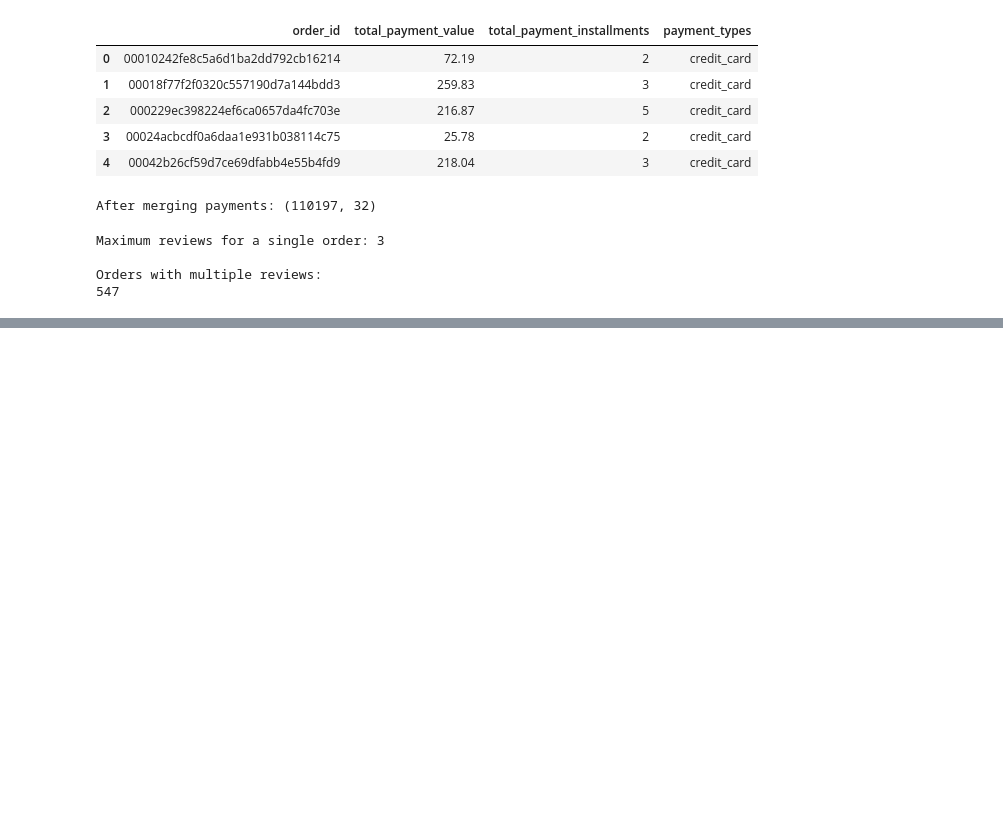
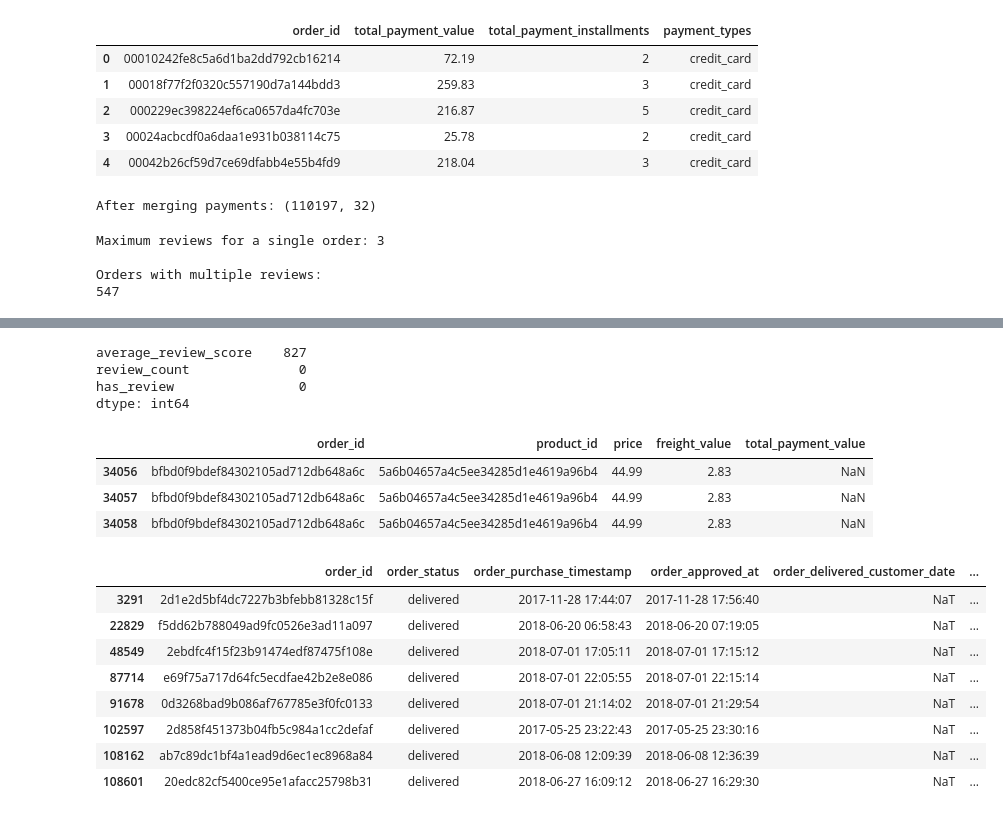
Before and after one commit to abhisarthak/AI-Driven-Circular-Supply-Chain-Optimization, a Jupyter notebook: notebooks/02_data_preprocessing.ipynb, the cells around one changed output, grey strips where cells are left out. Saved outputs shown, nothing was run; the diff lists cells and outputs as text; code cells hidden in the pictures; blank space fills up the shorter version.

```diff
--- a/notebooks/02_data_preprocessing.ipynb
+++ b/notebooks/02_data_preprocessing.ipynb
@@ -496,0 +516,8 @@ Orders with multiple reviews:
+# %%
+master_df = master_df.merge(
+    review_summary,
+    on="order_id",
+    how="left"
+)
+
+print("After merging reviews:", master_df.shape)
@@ -496,0 +562,65 @@ Orders with multiple reviews:
+# %%
+master_df["has_review"] = (
+    master_df["average_review_score"].notna()
+).astype(int)
+# %%
+master_df["review_count"] = master_df["review_count"].fillna(0)
+
+master_df["has_review"] = (
+    master_df["average_review_score"].notna()
+).astype(int)
+
+print(
+    master_df[
+        ["average_review_score", "review_count", "has_review"]
+    ].isnull().sum()
+)
+# %% [output]
+average_review_score    827
+review_count              0
+has_review                0
+dtype: int64
+# %%
+payment_missing_orders = master_df[
+    master_df["total_payment_value"].isna()
+][
+    [
+        "order_id",
+        "product_id",
+        "price",
+        "freight_value",
+        "total_payment_value"
+    ]
+]
+
+payment_missing_orders
+# %% [output]
+|  | order_id | product_id | price | freight_value | total_payment_value |
+| 34056 | bfbd0f9bdef84302105ad712db648a6c | 5a6b04657a4c5ee34285d1e4619a96b4 | 44.99 | 2.83 | NaN |
+| 34057 | bfbd0f9bdef84302105ad712db648a6c | 5a6b04657a4c5ee34285d1e4619a96b4 | 44.99 | 2.83 | NaN |
+| 34058 | bfbd0f9bdef84302105ad712db648a6c | 5a6b04657a4c5ee34285d1e4619a96b4 | 44.99 | 2.83 | NaN |
+# %%
+missing_delivery_orders = master_df[
+    master_df["order_delivered_customer_date"].isna()
+][
+    [
+        "order_id",
+        "order_status",
+        "order_purchase_timestamp",
+        "order_approved_at",
+        "order_delivered_customer_date",
+        "order_estimated_delivery_date"
+    ]
+].drop_duplicates()
+
+missing_delivery_orders
+# %% [output]
+|  | order_id | order_status | order_purchase_timestamp | order_approved_at | order_delivered_customer_date | ... |
+| 3291 | 2d1e2d5bf4dc7227b3bfebb81328c15f | delivered | 2017-11-28 17:44:07 | 2017-11-28 17:56:40 | NaT | ... |
+| 22829 | f5dd62b788049ad9fc0526e3ad11a097 | delivered | 2018-06-20 06:58:43 | 2018-06-20 07:19:05 | NaT | ... |
+| 48549 | 2ebdfc4f15f23b91474edf87475f108e | delivered | 2018-07-01 17:05:11 | 2018-07-01 17:15:12 | NaT | ... |
+| 87714 | e69f75a717d64fc5ecdfae42b2e8e086 | delivered | 2018-07-01 22:05:55 | 2018-07-01 22:15:14 | NaT | ... |
+| 91678 | 0d3268bad9b086af767785e3f0fc0133 | delivered | 2018-07-01 21:14:02 | 2018-07-01 21:29:54 | NaT | ... |
+| 102597 | 2d858f451373b04fb5c984a1cc2defaf | delivered | 2017-05-25 23:22:43 | 2017-05-25 23:30:16 | NaT | ... |
+| 108162 | ab7c89dc1bf4a1ead9d6ec1ec8968a84 | delivered | 2018-06-08 12:09:39 | 2018-06-08 12:36:39 | NaT | ... |
+| 108601 | 20edc82cf5400ce95e1afacc25798b31 | delivered | 2018-06-27 16:09:12 | 2018-06-27 16:29:30 | NaT | ... |
```
Also changed, not shown: parts of 22 cells of this notebook, 2 other files.
